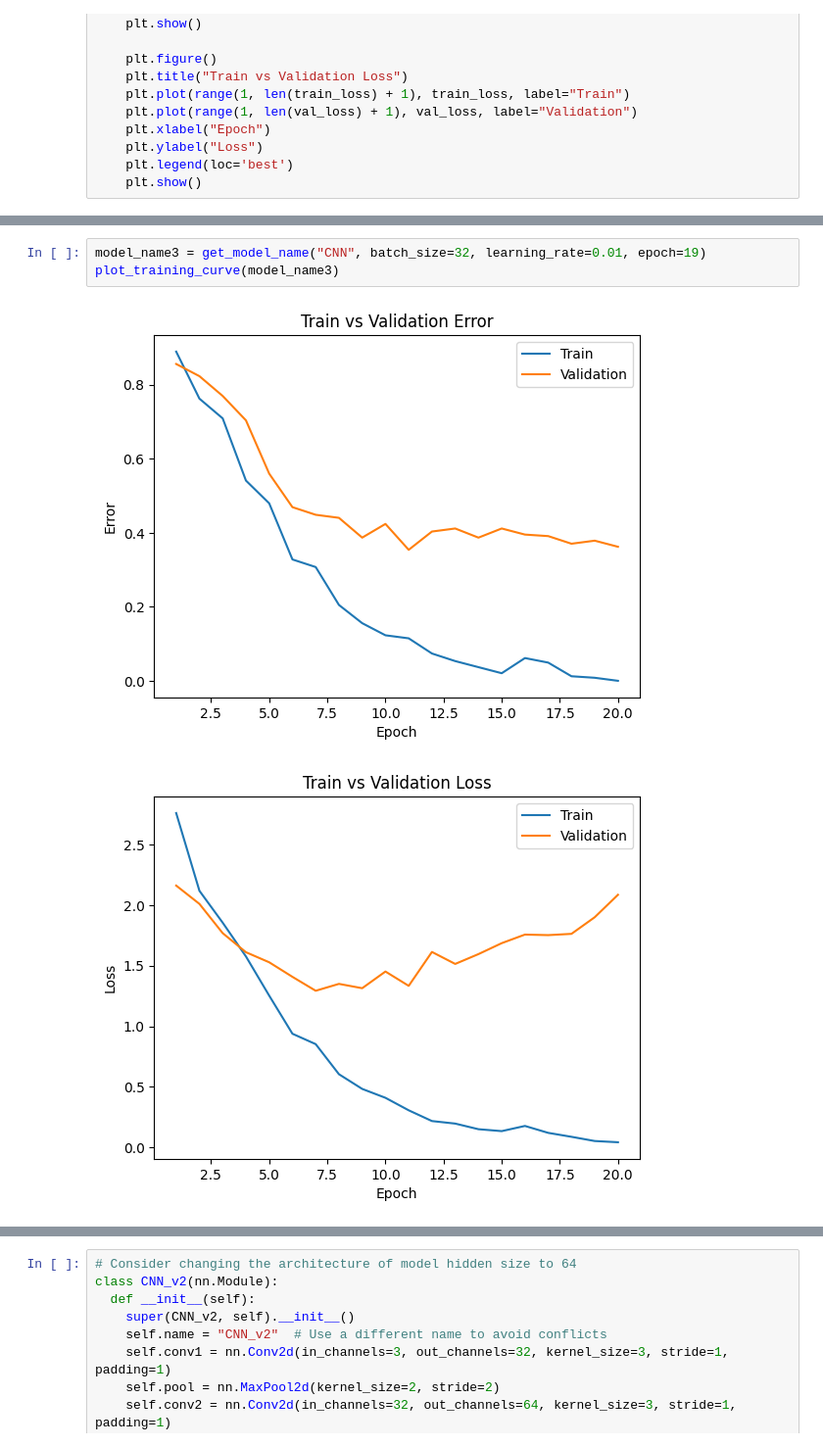
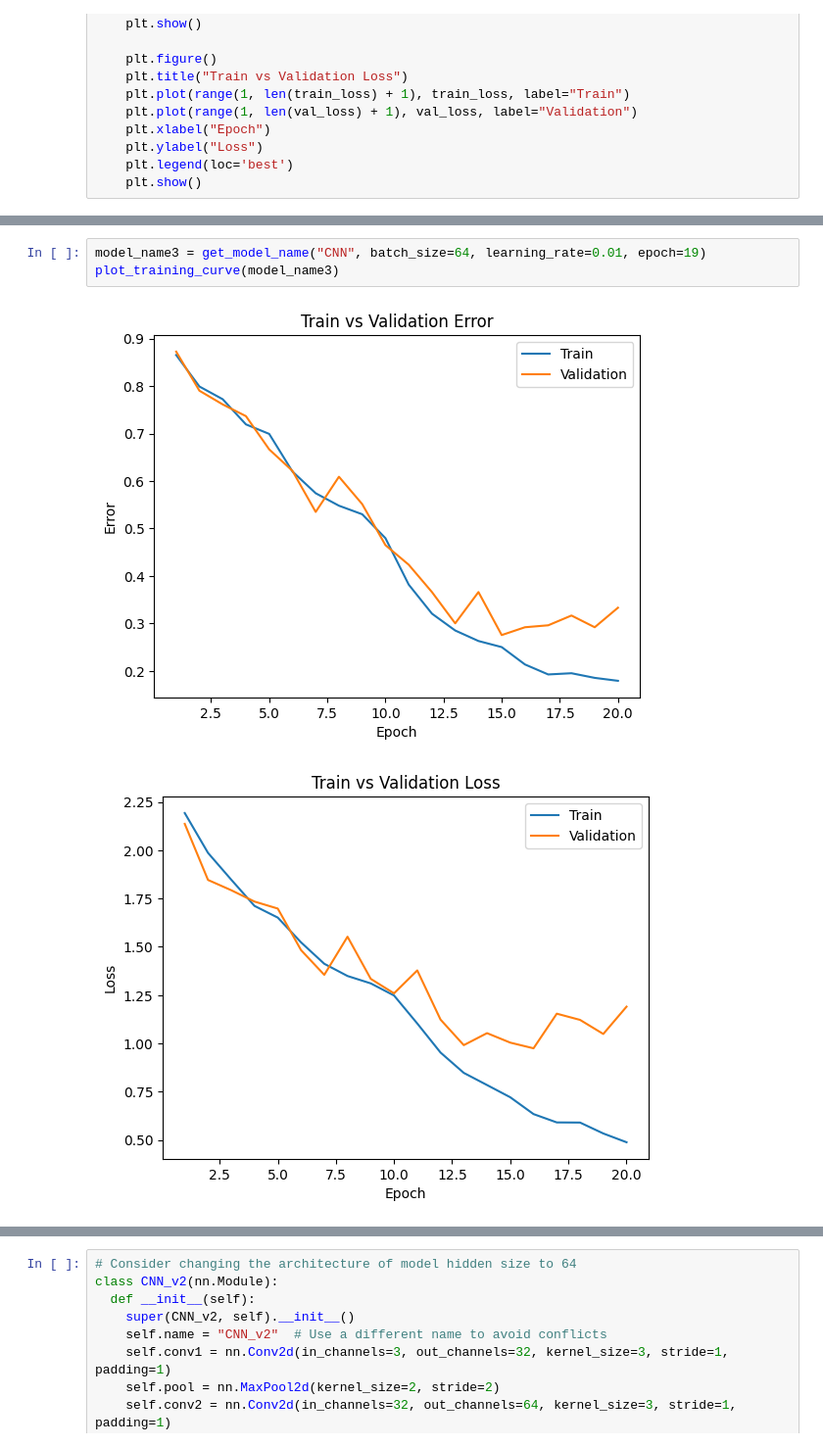
Before and after one commit to Fulankeee/MIE1517-Project-2, a Jupyter notebook: A2.ipynb, the cells around one changed output, grey strips where cells are left out. Shown at 98% size. Drawn from its saved outputs; the diff is of its cells as text.

```diff
--- a/A2.ipynb
+++ b/A2.ipynb
@@ -654,6 +643,6 @@ Total time elapsed: 903.19 seconds
 # %%
-model_name3 = get_model_name("CNN", batch_size=32, learning_rate=0.01, epoch=19)
+model_name3 = get_model_name("CNN", batch_size=64, learning_rate=0.01, epoch=19)
 plot_training_curve(model_name3)
 # %% [output]
-[figure, old version]
+[figure, new version]
-[figure, old version]
+[figure, new version]
```
Also changed, not shown: parts of 30 cells of this notebook.
